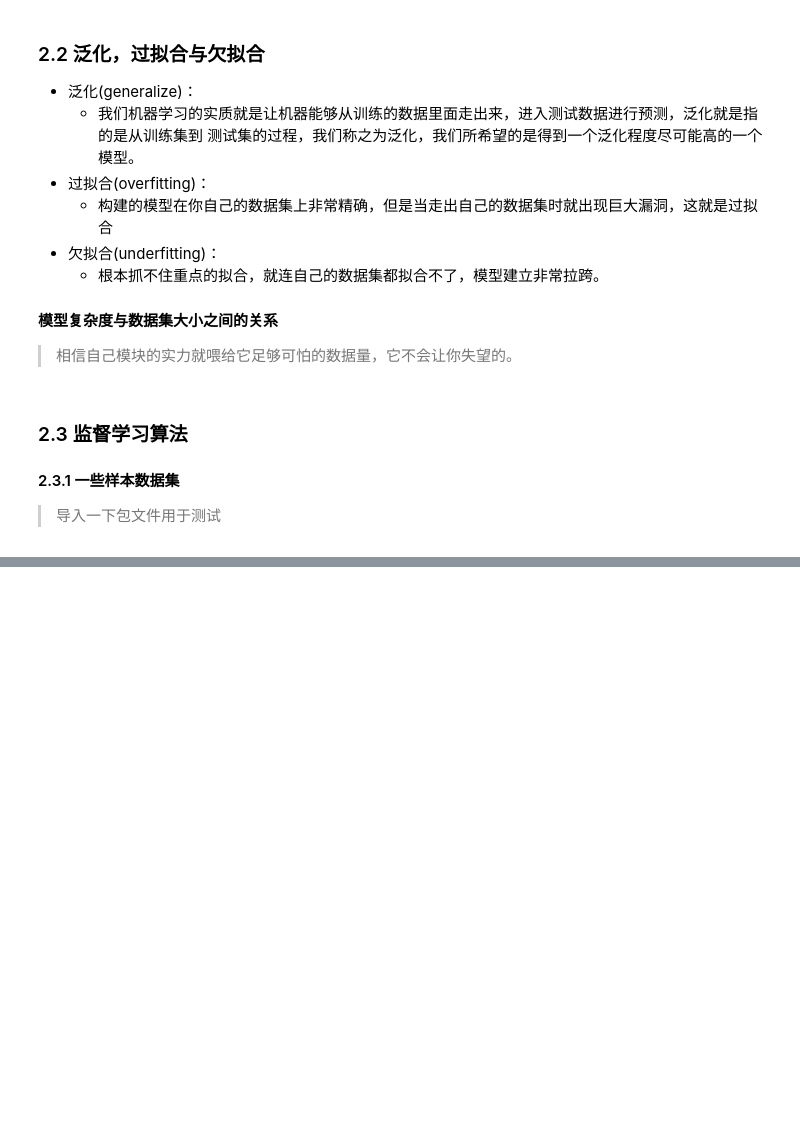
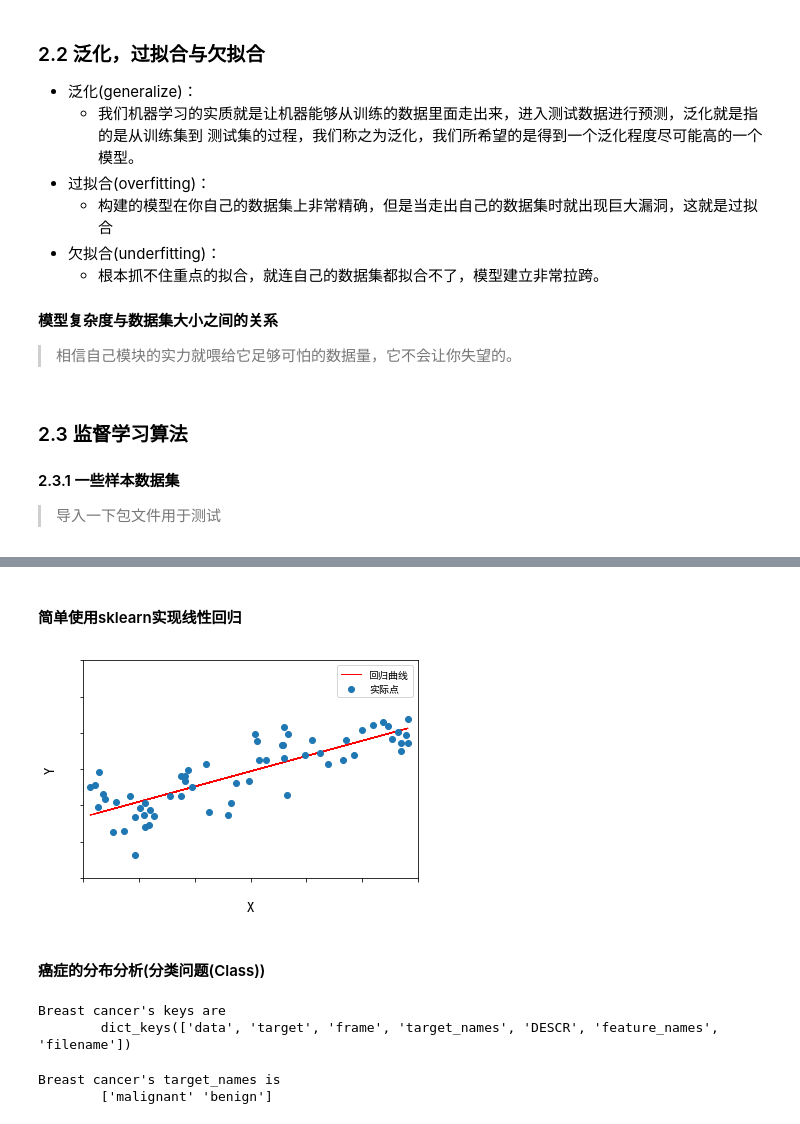
Before and after one commit to mushroomouou/Python, a Jupyter notebook: MechineLearing/Python机器学习基础教程(学习笔记)/Section2_SuperVised_Learning.ipynb, the cells around one changed output, grey strips where cells are left out. Drawn from its saved outputs; the diff is of its cells as text; code cells hidden in the pictures; blank space fills up the shorter version.

```diff
--- a/MechineLearing/Python机器学习基础教程(学习笔记)/Section2_SuperVised_Learning.ipynb
+++ b/MechineLearing/Python机器学习基础教程(学习笔记)/Section2_SuperVised_Learning.ipynb
@@ -47,0 +48,36 @@ plt.show()
+# %% [markdown]
+#### 简单使用sklearn实现线性回归
+# %%
+plt.rcParams['font.sans-serif']=['SimHei'] #用来正常显示中文标签
+plt.rcParams['axes.unicode_minus']=False #用来正常显示负号
+from sklearn.linear_model import LinearRegression
+model = LinearRegression()
+x1,y1 = mglearn.datasets.make_wave(n_samples=60)
+model.fit(x1,y1)
+predicts = model.predict(x1)
+plt.plot(x1,predicts,color='r',linewidth=1,label='回归曲线')
+plt.plot(x1,y1,'o',label='实际点')
+plt.legend(fontsize=10,loc='upper right')
+plt.xticks(c='white',fontsize=15)
+plt.yticks(c='white',fontsize=15)
+plt.xlabel('X',fontsize=15)
+plt.ylabel('Y',fontsize=15)
+plt.ylim(-3,3)
+plt.xlim(-3,3)
+plt.show()
+# %% [output]
+[figure, added]
+# %% [markdown]
+#### 癌症的分布分析(分类问题(Class))
+# %%
+from sklearn.datasets import load_breast_cancer
+breast_cancer = load_breast_cancer()
+print("Breast cancer's keys are \n\t{}".format(breast_cancer.keys()))
+# %% [output]
+Breast cancer's keys are
+        dict_keys(['data', 'target', 'frame', 'target_names', 'DESCR', 'feature_names', 'filename'])
+# %%
+print("Breast cancer's target_names is \n\t{}".format(breast_cancer['target_names']))
+# %% [output]
+Breast cancer's target_names is
+        ['malignant' 'benign']
```
Also changed, not shown: parts of 21 cells of this notebook, 2 other files.
